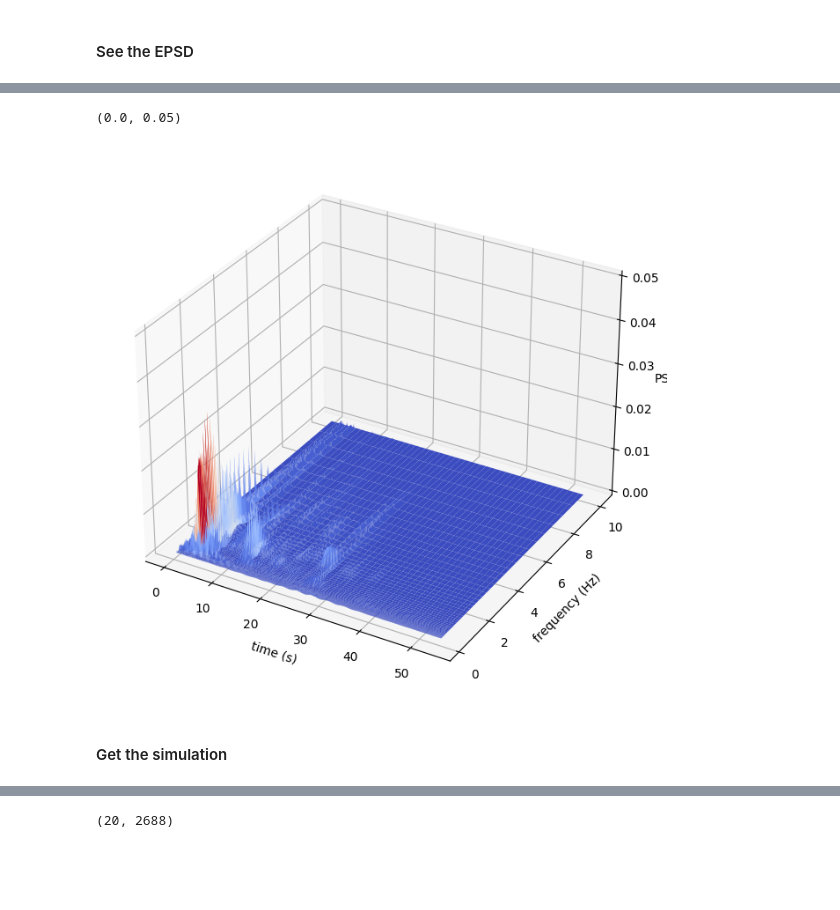
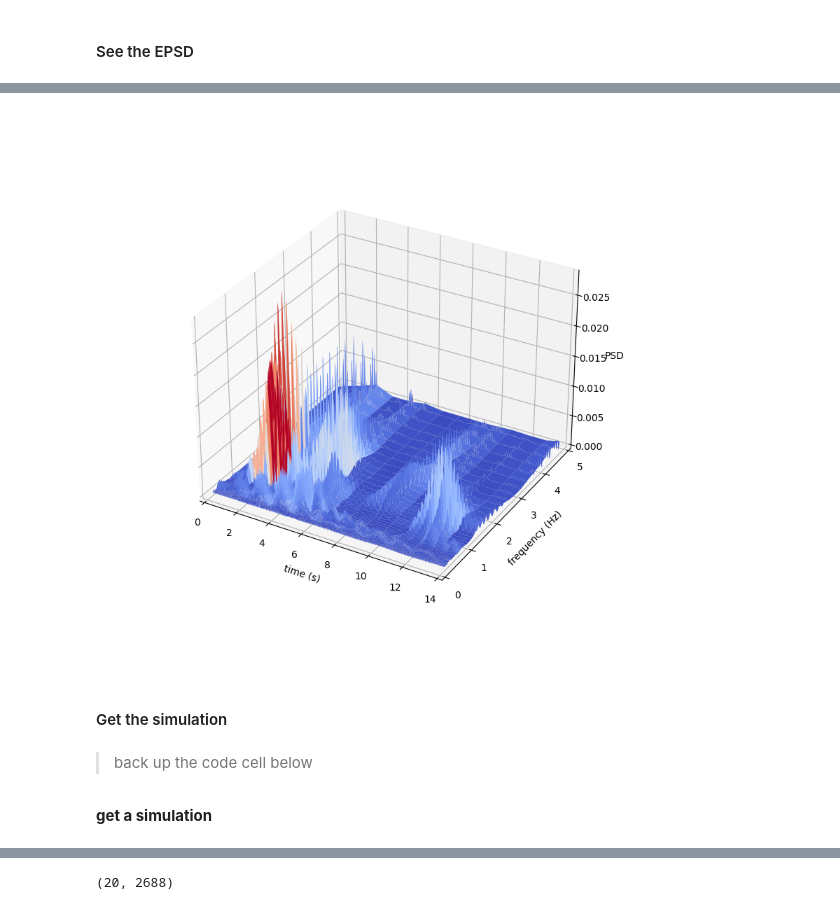
Before and after one commit to leslieDLcy/StoSpecRep, a Jupyter notebook: notebook/Elcentro_test.ipynb, the cells around one changed output, grey strips where cells are left out. Cells and saved outputs as stored; diff of their text form; code cells hidden in the pictures; blank space fills up the shorter version.

```diff
--- a/notebook/Elcentro_test.ipynb
+++ b/notebook/Elcentro_test.ipynb
@@ -110,14 +94,18 @@ plt.ylim(0, 10)
 # %%
-Elcentro_obj.plot_waveletEPSD(option='3d')
-ax = plt.gca()
-ax.set_zlim3d(0, 0.05)
-# ax.set_xlim3d(left=0, right=14)
-# ax.set_ylim(bottom=0, top=10)
+# Elcentro_obj.plot_waveletEPSD(option='3d')
+# ax = plt.gca()
+# ax.set_zlim3d(0, 0.05)
+# # ax.set_xlim3d(left=0, right=14)
+# # ax.set_ylim(bottom=0, top=10)
-# %% [output]
-(0.0, 0.05)
-[figure, removed]
+# %%
+# fig=plt.figure()
+Elcentro_obj.plot_3dEPSD(option='3d')
+# %% [output]
+[figure, added]
 # %% [markdown]
 #### Get the simulation
+# %% [markdown]
+> back up the code cell below
 # %%
 # # alright, let's write up a general function that takes (Stw, w, t)
 # def SRM_formula(Stw, f_vec, t_vec):
@@ -147,6 +135,8 @@ ax.set_zlim3d(0, 0.05)
 #         Stw=Elcentro_obj._pwr_coef,
 #         f_vec=Elcentro_obj._freqs,
 #         t_vec=Elcentro_obj.t_axis)
+# %% [markdown]
+**get a simulation**
 # %%
 trial_simulation = Elcentro_obj.g_a_SRMsimu()
 # %%
```
Also changed, not shown: parts of 15 cells of this notebook, 1 other file.
